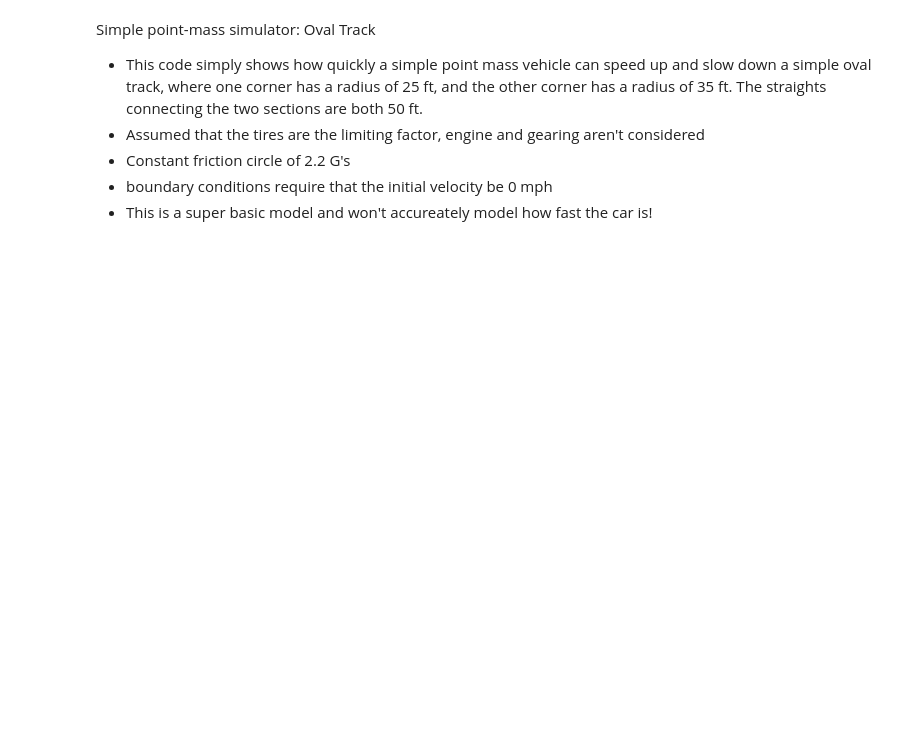
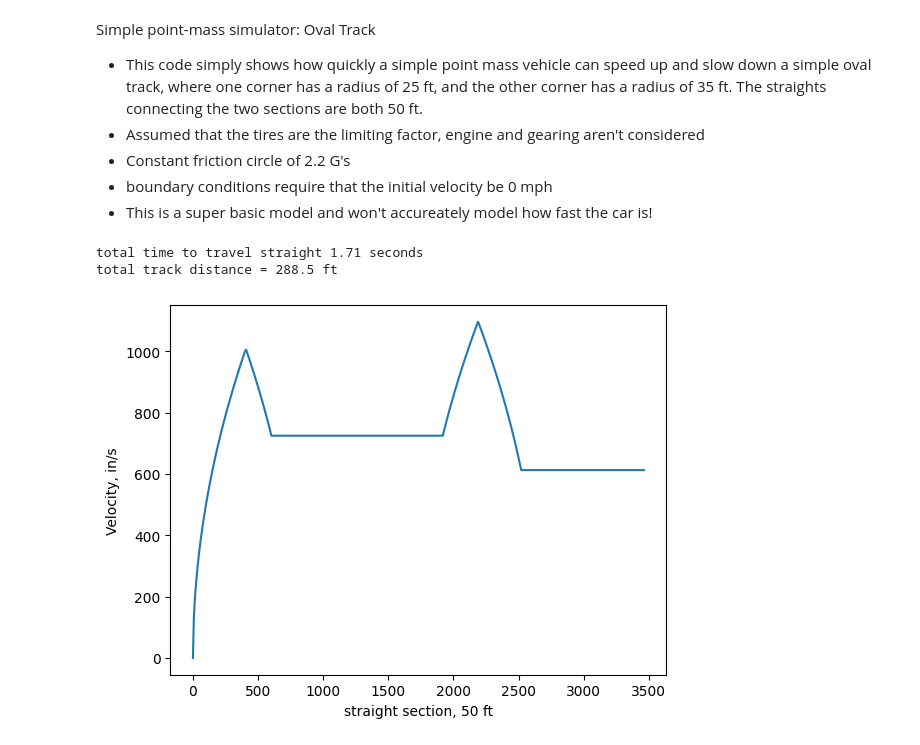
Before and after one commit to Washington-State-University-Formula-SAE/ttc-data, a Jupyter notebook: lapsim.ipynb, the cells around one changed output. Drawn from its saved outputs; the diff is of its cells as text; code cells hidden in the pictures; blank space fills up the shorter version.

```diff
--- a/lapsim.ipynb
+++ b/lapsim.ipynb
@@ -87,21 +104,13 @@ Simple point-mass simulator: Oval Track
 
 # Track components
 
-# 1st straight line of 50 feet
-s1 = 50*12
-# 1st corner (35ft radius)
-t1 = np.pi()*35
-# 2nd straight line of 50 ft
-s2 = 50*12
-# 2nd corner (25ft radius)
-t2 = np.pi()*25
-
-# Total Length of track
-track = s1 + s2 + t1 + t2
+# straight's,  line of 50 feet
+t = np.array([50*12, pi*35*12, 50*12, pi*25*12])
+track = np.sum(t)
 
 # discretizing track
-dx = 5
-n = track/dx
+n = 500
+dx = track/n
 
 # nodespace
 nodes = np.linspace(0,track,int(n+1))
@@ -115,36 +124,47 @@ a = w_car*f_approx
 # Determining maximum lateral acceleration for the two corners
 
 # 35 ft corner
-v_c1 = np.sqrt(a*35)
+v_c1 = np.sqrt(a*35*12)
 # 25 ft corner
-v_c2 = np.sqrt(a*25)
+v_c2 = np.sqrt(a*25*12)
 
 # Determine the speed if the car accelerated for the entire length of the traffic, starting from 0 mph at node 0
 v1 = np.zeros(int(n+1))
+v1[int(np.ceil(t[0]/dx)):int(np.ceil((t[0]+t[1])/dx))] = v_c1
+v1[int(np.ceil((t[0]+t[1]+t[2])/dx)):] = v_c2
 for i in np.arange(n):
-    v1[int(i+1)] = np.sqrt(v1[int(i)]**2 + 2*a*dx)
+    if (np.sqrt(v1[int(i)]**2 + 2*a*dx) < v1[int(i+1)]) or (v1[int(i+1)] == 0.):
+        v1[int(i+1)] = np.sqrt(v1[int(i)]**2 + 2*a*dx)
 
 # Determine the speed if the car deaccelerated for the entire length of the traffic, ending at 0 mph at node n
 v2 = np.zeros(int(n+1))
+v2[int(np.ceil(t[0]/dx)):int(np.ceil((t[0]+t[1])/dx))] = v_c1
+v2[int(np.ceil((t[0]+t[1]+t[2])/dx)):] = v_c2
 for i in np.arange(1,n+1):
-    v2[int(-i-1)] = np.sqrt(v2[int(-i)]**2 + 2*a*dx)
+    if (np.sqrt(v2[int(-i)]**2 + 2*a*dx) < v2[int(-i-1)]) or (v2[int(-i-1)] == 0.):
+        v2[int(-i-1)] = np.sqrt(v2[int(-i)]**2 + 2*a*dx)
 
 # Determine which value of the two above lists is lowest. This list is the theoretical velocity at each node to satisfy the stated assumptions
 v3 = np.zeros(int(n+1))
-for i in np.arange(int(n)):
+for i in np.arange(int(n+1)):
     if v1[i] < v2 [i]:
         v3[i] = (v1[int(i)])
     else:
         v3[i] = (v2[int(i)])
 
 # Determining the total time it takes to travel the track by rewriting the equation v1 = v0 + a*t
 t = 0
 for i in np.arange(len(v3)-1):
     t += np.abs(v3[i+1]-v3[i])/a
-
 print(f"total time to travel straight {round(t,2)} seconds")
 
+# Plotting result
 plt.plot(nodes,v3)
 plt.xlabel('straight section, 50 ft')
 plt.ylabel('Velocity, in/s')
 plt.show
+print(f"total track distance = {round(track/12, 2)} ft")
+# %% [output]
+total time to travel straight 1.71 seconds
+total track distance = 288.5 ft
+[figure, added]
```
Also changed, not shown: parts of 6 cells of this notebook, 1 other file.
